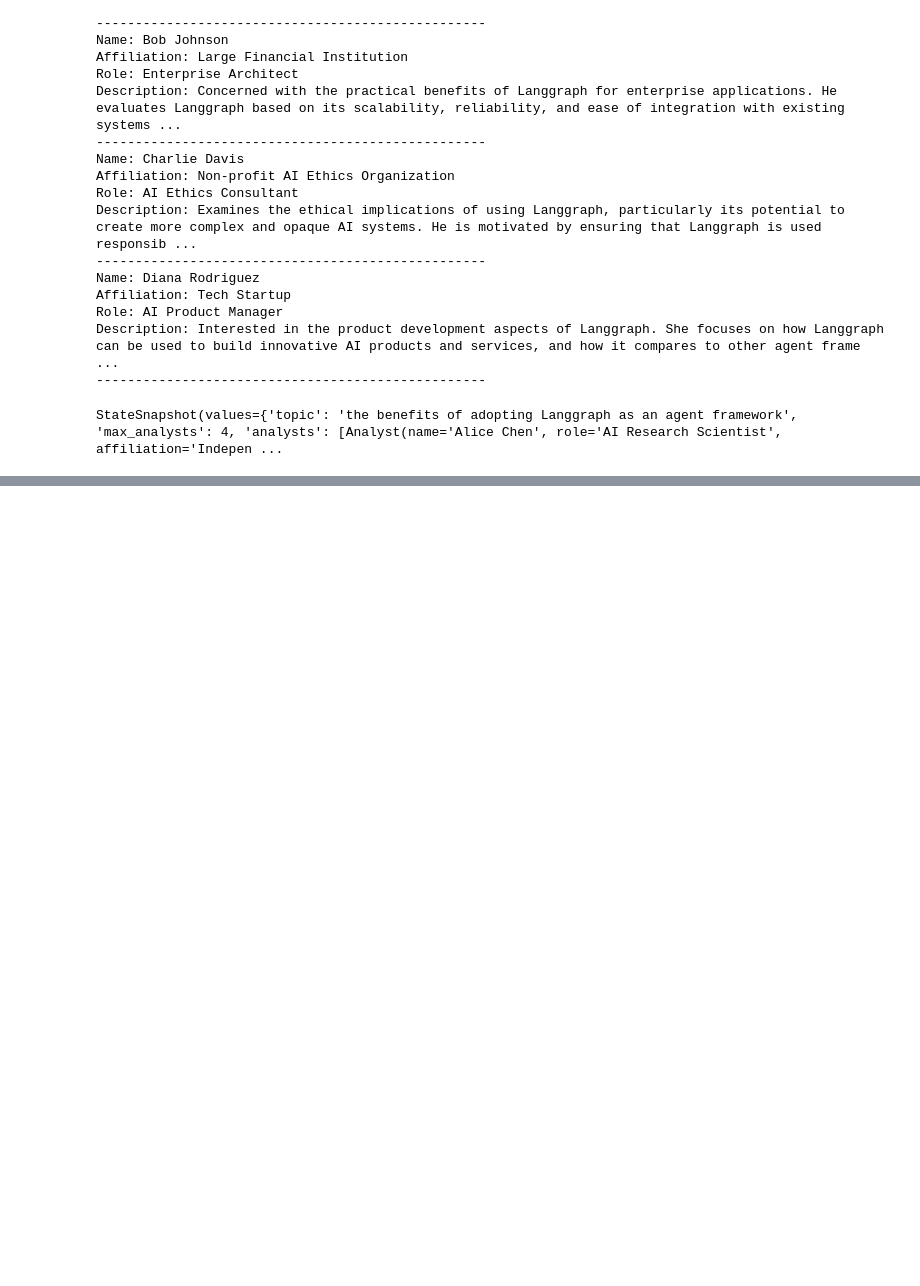
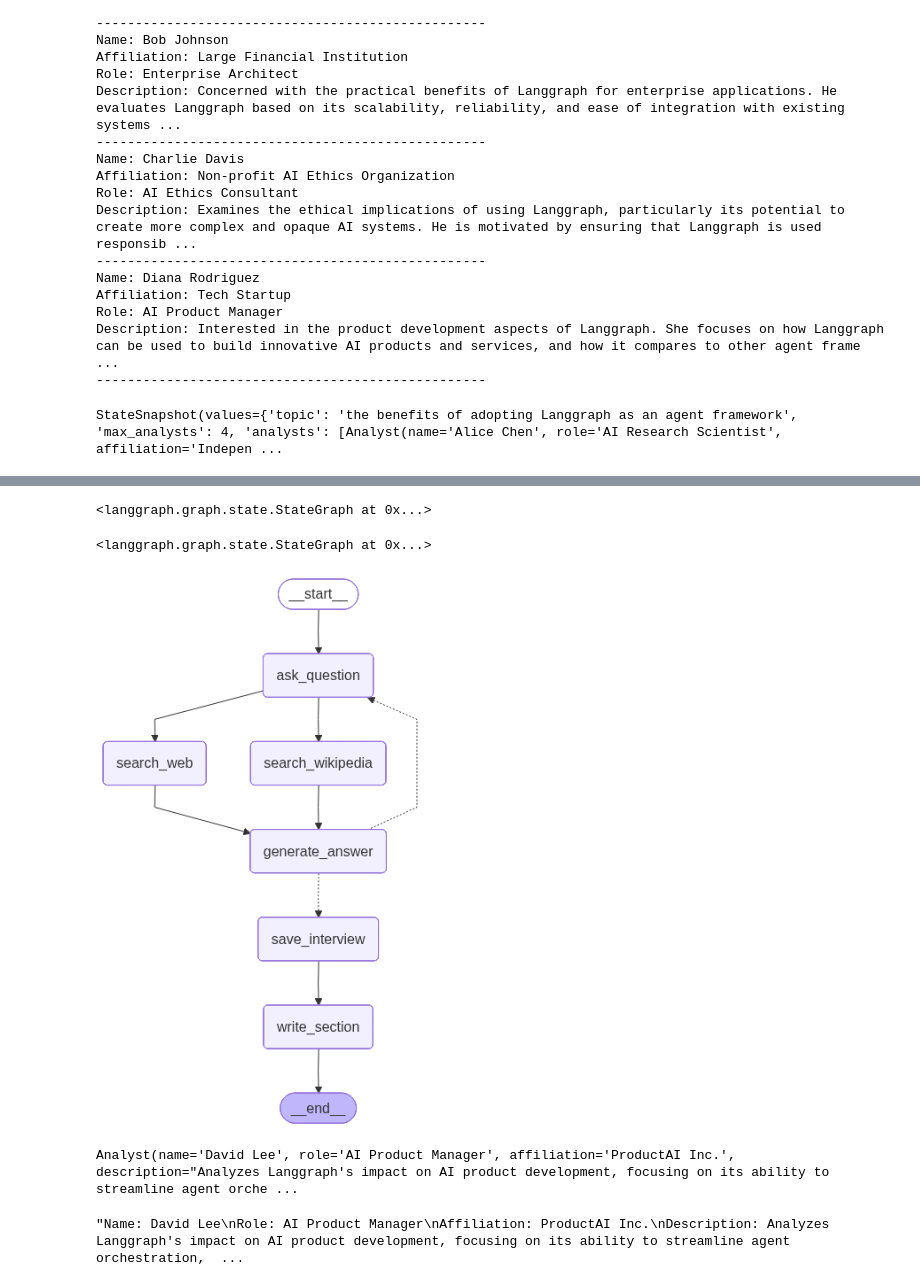
Before and after one commit to Lokendra-singh-Rathore9/automated-research-report-generation, a Jupyter notebook: research_and_analyst/notebook/test.ipynb, the cells around one changed output, grey strips where cells are left out. Cells and saved outputs as stored; diff of their text form; code cells hidden in the pictures; blank space fills up the shorter version.

```diff
--- a/research_and_analyst/notebook/test.ipynb
+++ b/research_and_analyst/notebook/test.ipynb
@@ -343,0 +957,39 @@ Description: Focuses on Langgraph's user-friendliness and its ability to empower
+# %%
+interview_builder = StateGraph(InterviewState)
+# %%
+interview_builder.add_node("ask_question",generation_question)
+interview_builder.add_node("search_web",search_web)
+interview_builder.add_node("search_wikipedia",search_wikipedia)
+interview_builder.add_node("generate_answer",generate_answer)
+interview_builder.add_node("save_interview",save_interview)
+interview_builder.add_node("write_section",write_section)
+# %% [output]
+<langgraph.graph.state.StateGraph at 0x...>
+# %%
+interview_builder.add_edge(START, "ask_question")
+interview_builder.add_edge("ask_question","search_web")
+interview_builder.add_edge("ask_question","search_wikipedia")
+interview_builder.add_edge("search_web","generate_answer")
+interview_builder.add_edge("search_wikipedia","generate_answer")
+interview_builder.add_conditional_edges("generate_answer",
+                           route_messages,
+                           ["ask_question",
+                            "save_interview"])
+interview_builder.add_edge("save_interview","write_section")
+interview_builder.add_edge("write_section",END)
+# %% [output]
+<langgraph.graph.state.StateGraph at 0x...>
+# %%
+interview_graph = interview_builder.compile(checkpointer=memory).with_config(run_name = "Conduct Interview")
+# %%
+display(Image(interview_graph.get_graph().draw_mermaid_png()))
+# %% [output]
+[figure, added]
+# %%
+analyst
+# %% [output]
+Analyst(name='David Lee', role='AI Product Manager', affiliation='ProductAI Inc.', description="Analyzes Langgraph's impact on AI product development, focusing on its ability to streamline agent orche ...
+# %%
+analyst.persona
+# %% [output]
+"Name: David Lee\nRole: AI Product Manager\nAffiliation: ProductAI Inc.\nDescription: Analyzes Langgraph's impact on AI product development, focusing on its ability to streamline agent orchestration,  ...
```
Also changed, not shown: parts of 135 cells of this notebook, 35 other files.
